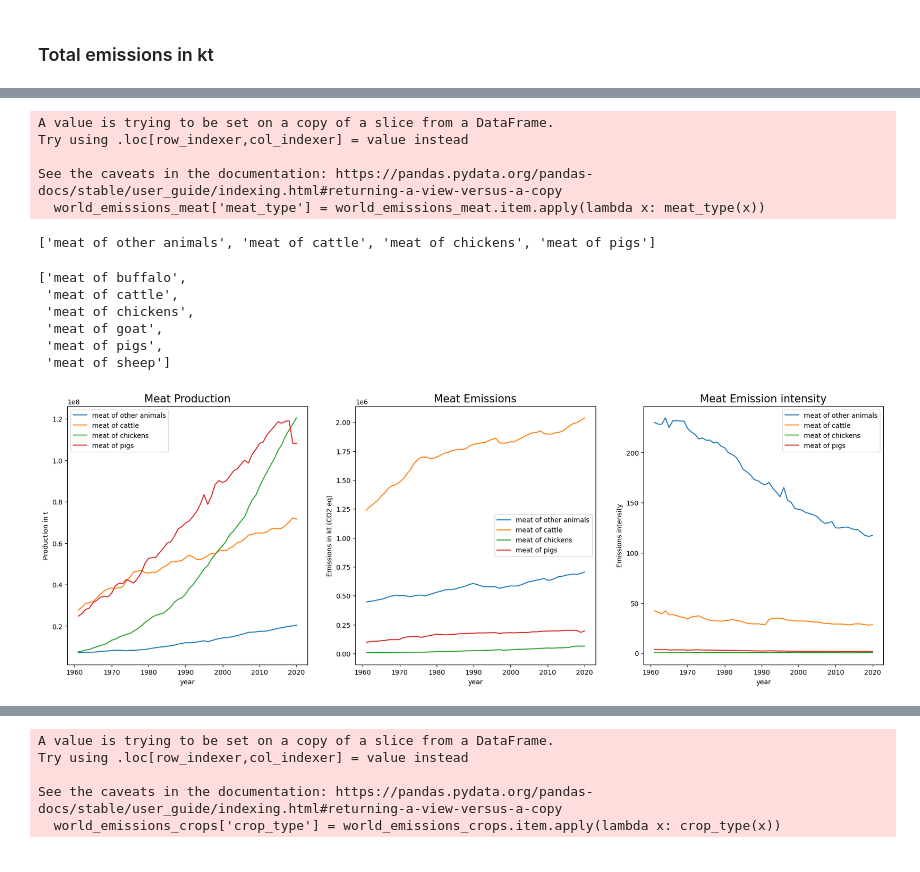
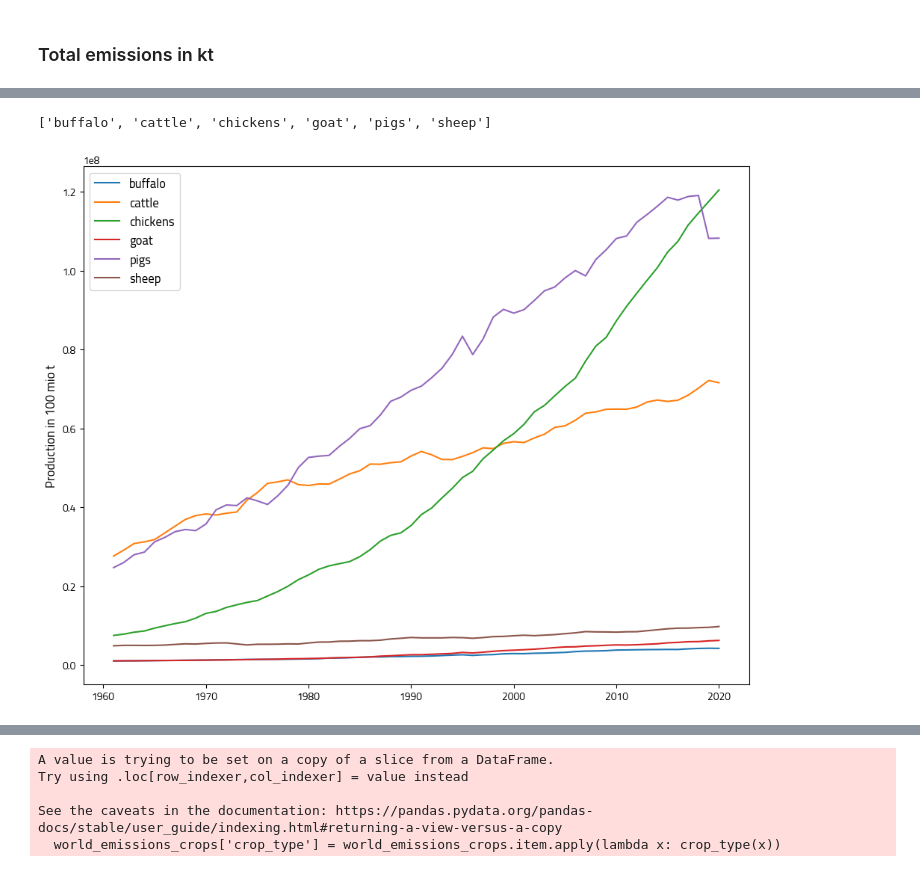
Before and after one commit to kostinam/neuefische-capstone, a Jupyter notebook: cl-eda.ipynb, the cells around one changed output, grey strips where cells are left out. Saved outputs shown, nothing was run; the diff lists cells and outputs as text; code cells hidden in the pictures.

```diff
--- a/cl-eda.ipynb
+++ b/cl-eda.ipynb
@@ -334,60 +285,26 @@ See the caveats in the documentation: https://pandas.pydata.org/pandas-docs/stab
-# %%
-def meat_type(food_item):
-    if food_item == 'Meat of cattle with the bone, fresh or chilled':
-        return 'meat of cattle'
-    elif food_item == 'Meat of pig with the bone, fresh or chilled':
-        return 'meat of pigs'
-    elif food_item == 'Meat of chickens, fresh or chilled':
-        return 'meat of chickens'
-    return 'meat of other animals'
-
-world_emissions_meat = world_emissions[world_emissions.item_group == 'Meat, Total']
-world_emissions_meat['meat_type'] = world_emissions_meat.item.apply(lambda x: meat_type(x))
-# %% [output]
-A value is trying to be set on a copy of a slice from a DataFrame.
-Try using .loc[row_indexer,col_indexer] = value instead
-
-See the caveats in the documentation: https://pandas.pydata.org/pandas-docs/stable/user_guide/indexing.html#returning-a-view-versus-a-copy
-  world_emissions_meat['meat_type'] = world_emissions_meat.item.apply(lambda x: meat_type(x))
 # %%
-meat_2 = world_emissions_meat.meat_type.unique().tolist()
-meat_2
+meat = world_emissions_meat.meat_type.unique().tolist()
+meat
 # %% [output]
-['meat of other animals', 'meat of cattle', 'meat of chickens', 'meat of pigs']
+['buffalo', 'cattle', 'chickens', 'goat', 'pigs', 'sheep']
-# %%
-meat_3 = world_emissions_meat_2.meat_type.unique().tolist()
-meat_3
-# %% [output]
-['meat of buffalo',
- 'meat of cattle',
- 'meat of chickens',
- 'meat of goat',
- 'meat of pigs',
- 'meat of sheep']
 # %%
-world_emissions_grouped_7 = world_emissions_meat[['meat_type', 'year', 'production_in_t', 'emissions_co2eq_combined_in_kt', 'emissions_intensity_combined_in_kg_co2eq_per_kg']].groupby(['meat_type', 'year'], as_index=False).agg('sum')
+world_emissions_grouped_9 = world_emissions_meat[['meat_type', 'year', 'production_in_t', 'emissions_co2eq_combined_in_kt']].groupby(['meat_type', 'year'], as_index=False).agg('sum')
 
-fig, axes = plt.subplots(1, 3, figsize=(22, 7))
+world_emissions_grouped_9_2020 = world_emissions_grouped_9[(world_emissions_grouped_9.year == 2020)]
 
-# Iterate over meat_2 items
-for item in meat_2:
-    world_emissions_grouped_7[world_emissions_grouped_7.meat_type == item].plot(x='year', y='production_in_t', ax=axes[0], label=item)
-    axes[0].legend()
-    axes[0].set_ylabel('Production in t')
-    axes[0].set_title('Meat Production', fontsize=16)
+fig, axes = plt.subplots(1, 1, figsize=(11.5, 9))
 
-# Iterate over meat_2 items
-for item in meat_2:
-    world_emissions_grouped_7[world_emissions_grouped_7.meat_type == item].plot(x='year', y='emissions_co2eq_combined_in_kt', ax=axes[1], label=item)
-    axes[1].legend()
-    axes[1].set_ylabel('Emissions in kt (CO2 eq)')
-    axes[1].set_title('Meat Emissions', fontsize=16)
+# Iterate over meat items
+for meat_type in meat:
+    world_emissions_grouped_9[world_emissions_grouped_9.meat_type == meat_type].plot(x='year', y='production_in_t', ax=axes, label=meat_type)
+    axes.legend(fontsize=12)
+    axes.set_ylabel('Production in 100 mio t', fontsize=12)
+    axes.set_xlabel('')
+    #axes.set_title('Development of Meat Production', fontsize=20)
 
-# Iterate over meat_2 items
-for item in meat_2:
-    world_emissions_grouped_7[world_emissions_grouped_7.meat_type == item].plot(x='year', y='emissions_intensity_combined_in_kg_co2eq_per_kg', ax=axes[2], label=item)
-    axes[2].legend()
-    axes[2].set_ylabel('Emissions intensity')
-    axes[2].set_title('Meat Emission intensity', fontsize=16)
+#world_emissions_grouped_9_2020[['meat_type', 'emissions_co2eq_combined_in_kt']].groupby('meat_type').agg('sum').plot.pie(y='emissions_co2eq_combined_in_kt', ax=axes[1], fontsize=13, autopct='%1.1f%%')
+#axes[1].set_ylabel('')
+#axes[1].legend('')
+#axes[1].set_title('Meat Emissions in 2020', fontsize=20)
 # %% [output]
-[figure, old version]
+[figure, new version]
```
Also changed, not shown: parts of 28 cells of this notebook.
